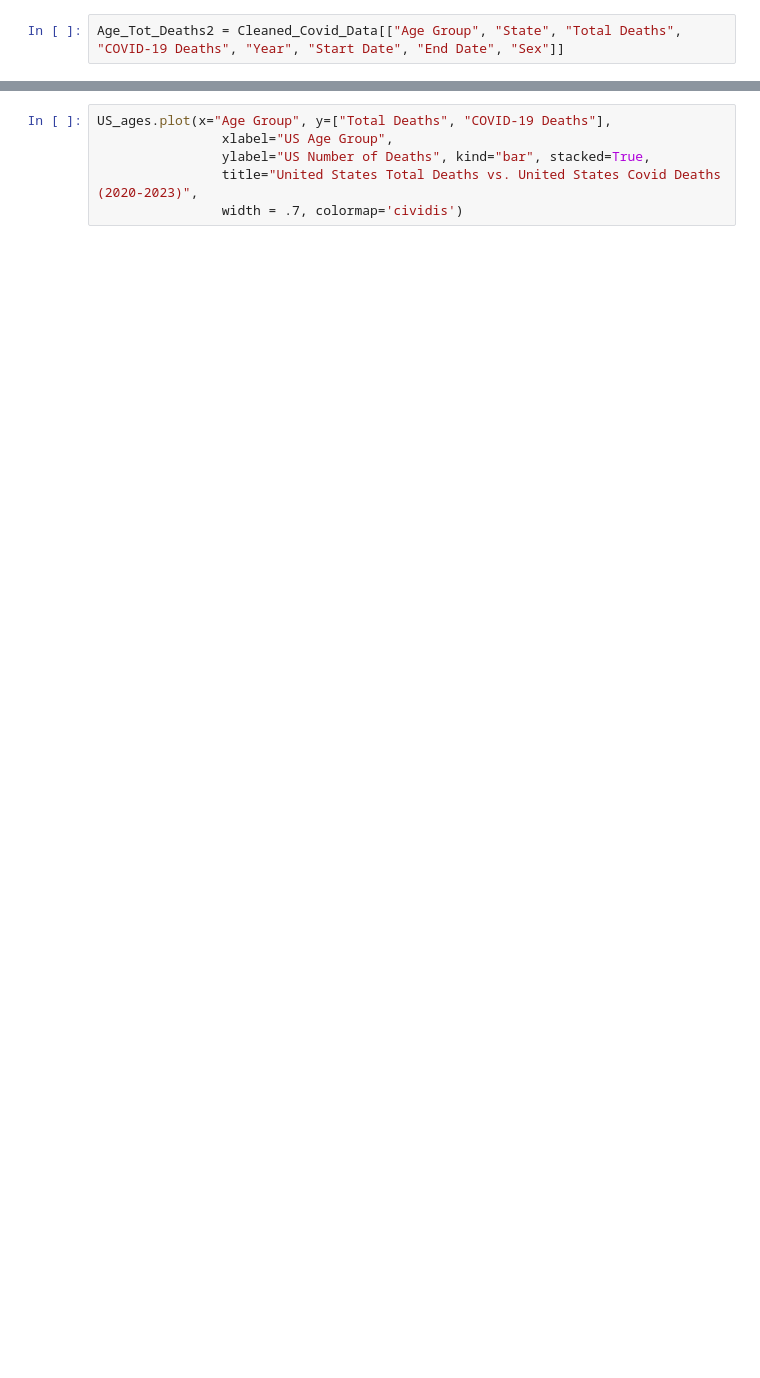
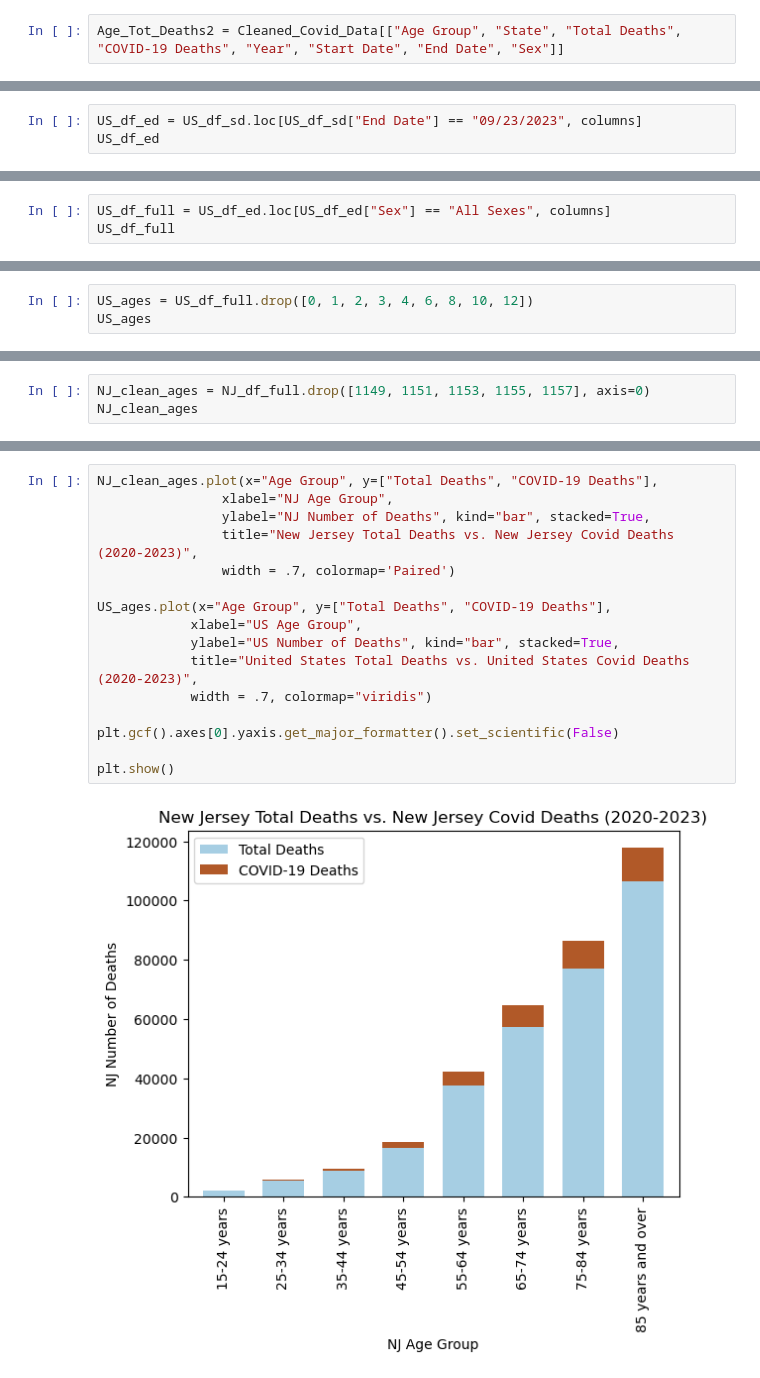
Before and after one commit to JTurk17/Team4_Project1, a Jupyter notebook: NJ_CovidDF copy-Copy1.ipynb, the cells around one changed output, grey strips where cells are left out. Drawn from its saved outputs; the diff is of its cells as text; blank space fills up the shorter version.

```diff
--- a/NJ_CovidDF copy-Copy1.ipynb
+++ b/NJ_CovidDF copy-Copy1.ipynb
@@ -89,0 +132,3 @@ NJ_df_ed
+# %%
+US_df_ed = US_df_sd.loc[US_df_sd["End Date"] == "09/23/2023", columns]
+US_df_ed
@@ -92,0 +171,3 @@ NJ_df_full
+# %%
+US_df_full = US_df_ed.loc[US_df_ed["Sex"] == "All Sexes", columns]
+US_df_full
@@ -92,0 +193,3 @@ NJ_df_full
+# %%
+US_ages = US_df_full.drop([0, 1, 2, 3, 4, 6, 8, 10, 12])
+US_ages
@@ -92,0 +238,3 @@ NJ_df_full
+# %%
+NJ_clean_ages = NJ_df_full.drop([1149, 1151, 1153, 1155, 1157], axis=0)
+NJ_clean_ages
@@ -124,6 +316,18 @@ plt.show()
 # %%
+NJ_clean_ages.plot(x="Age Group", y=["Total Deaths", "COVID-19 Deaths"],
+                xlabel="NJ Age Group",
+                ylabel="NJ Number of Deaths", kind="bar", stacked=True,
+                title="New Jersey Total Deaths vs. New Jersey Covid Deaths (2020-2023)",
+                width = .7, colormap='Paired')
+
 US_ages.plot(x="Age Group", y=["Total Deaths", "COVID-19 Deaths"],
-                xlabel="US Age Group",
-                ylabel="US Number of Deaths", kind="bar", stacked=True,
-                title="United States Total Deaths vs. United States Covid Deaths (2020-2023)",
-                width = .7, colormap='cividis')
+            xlabel="US Age Group",
+            ylabel="US Number of Deaths", kind="bar", stacked=True,
+            title="United States Total Deaths vs. United States Covid Deaths (2020-2023)",
+            width = .7, colormap="viridis")
+
+plt.gcf().axes[0].yaxis.get_major_formatter().set_scientific(False)
+
+plt.show()
+# %% [output]
+[figure, added]
```
Also changed, not shown: parts of 55 cells of this notebook, 1 other file.
